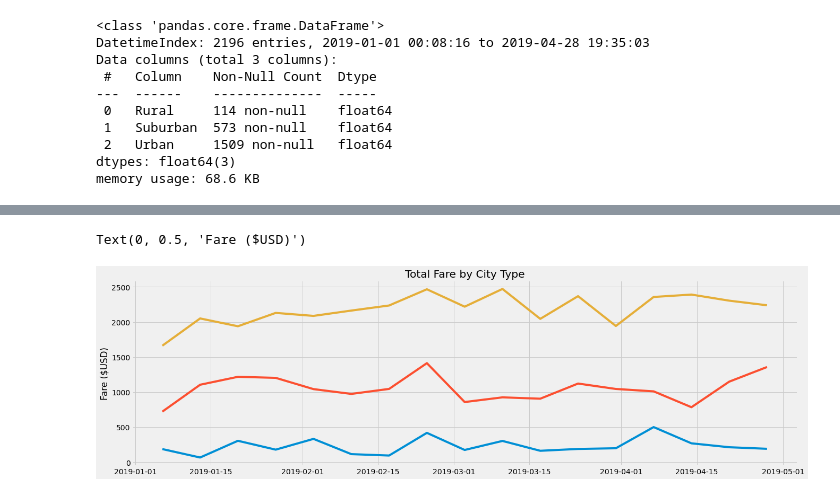
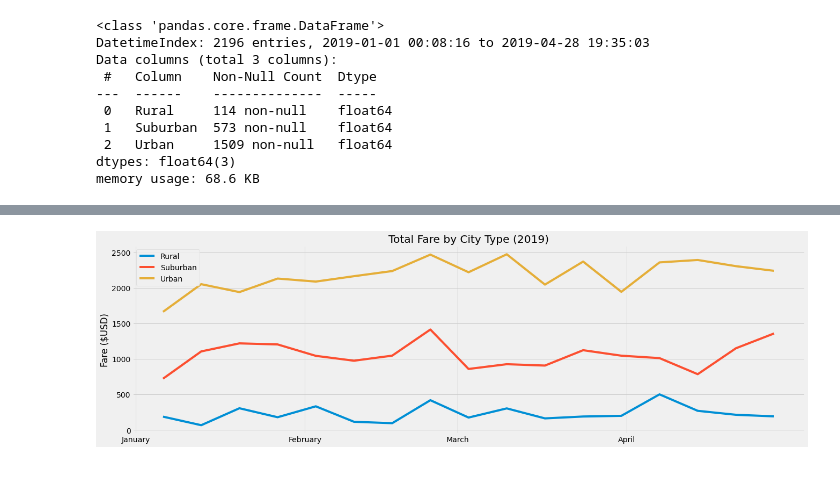
Before and after one commit to Mots94/PyBer_Analysis, a Jupyter notebook: PyBer.ipynb, the cells around one changed output, grey strips where cells are left out. Drawn from its saved outputs; the diff is of its cells as text; code cells hidden in the pictures.

Commit message:
Final graph completed

```diff
--- a/PyBer.ipynb
+++ b/PyBer.ipynb
@@ -909,9 +909,9 @@ memory usage: 68.6 KB
 # %%
 #9. Use resample to sort date into weekly bins and sum() the fares for each week
 
-total_fares_df3 = total_fares_df2.resample('1W').sum()
+total_fares_df3 = total_fares_df2.resample('W').sum()
 
-total_fares_df3.head()
+total_fares_df3
 # %% [output]
 | type | Rural | Suburban | Urban |
 | date |  |  |  |
@@ -925,11 +937,18 @@ from matplotlib import style
 style.use('fivethirtyeight')
 # %%
 fig, ax = plt.subplots(figsize=(20, 6))
-legend_labels = ['Urban', 'Suburban', 'Rural']
+
+legend_labels = ['Rural', 'Suburban', 'Urban']
+x_ticks = ['2019-01-01', '2019-02-01', '2019-03-01', '2019-04-01']
+x_tick_labels = ['January', 'February', 'March', 'April']
+
 ax.plot(total_fares_df3)
-ax.set_title('Total Fare by City Type')
+ax.set_title('Total Fare by City Type (2019)')
 ax.set_ylabel('Fare ($USD)')
-ax.set_yticklabels
+ax.set_xticks(x_ticks)
+ax.set_xticklabels(x_tick_labels)
+ax.legend(legend_labels)
+
+plt.show()
 # %% [output]
-Text(0, 0.5, 'Fare ($USD)')
-[figure, old version]
+[figure, new version]
```
Also changed, not shown: parts of 1 cell of this notebook, 1 other file.
